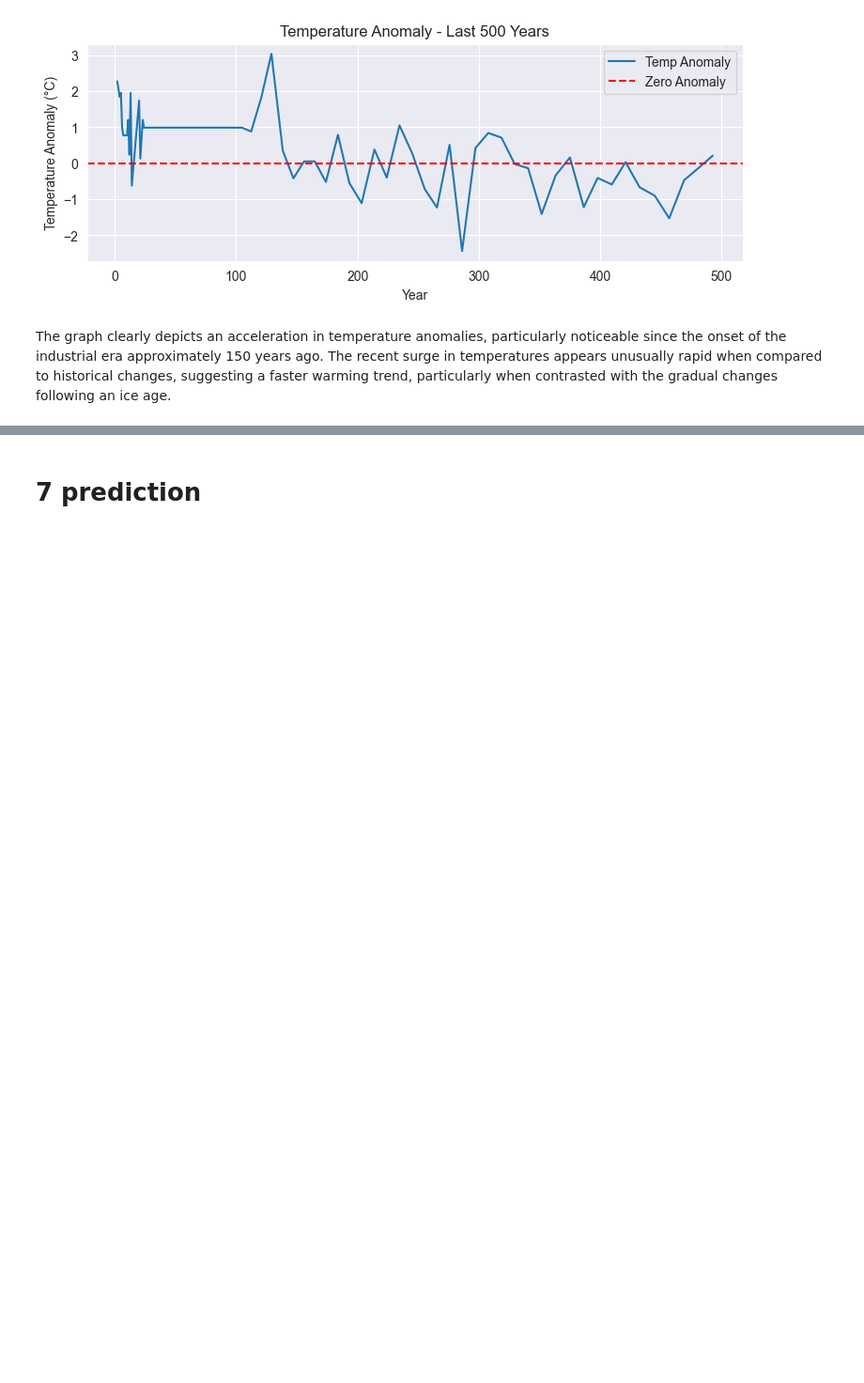
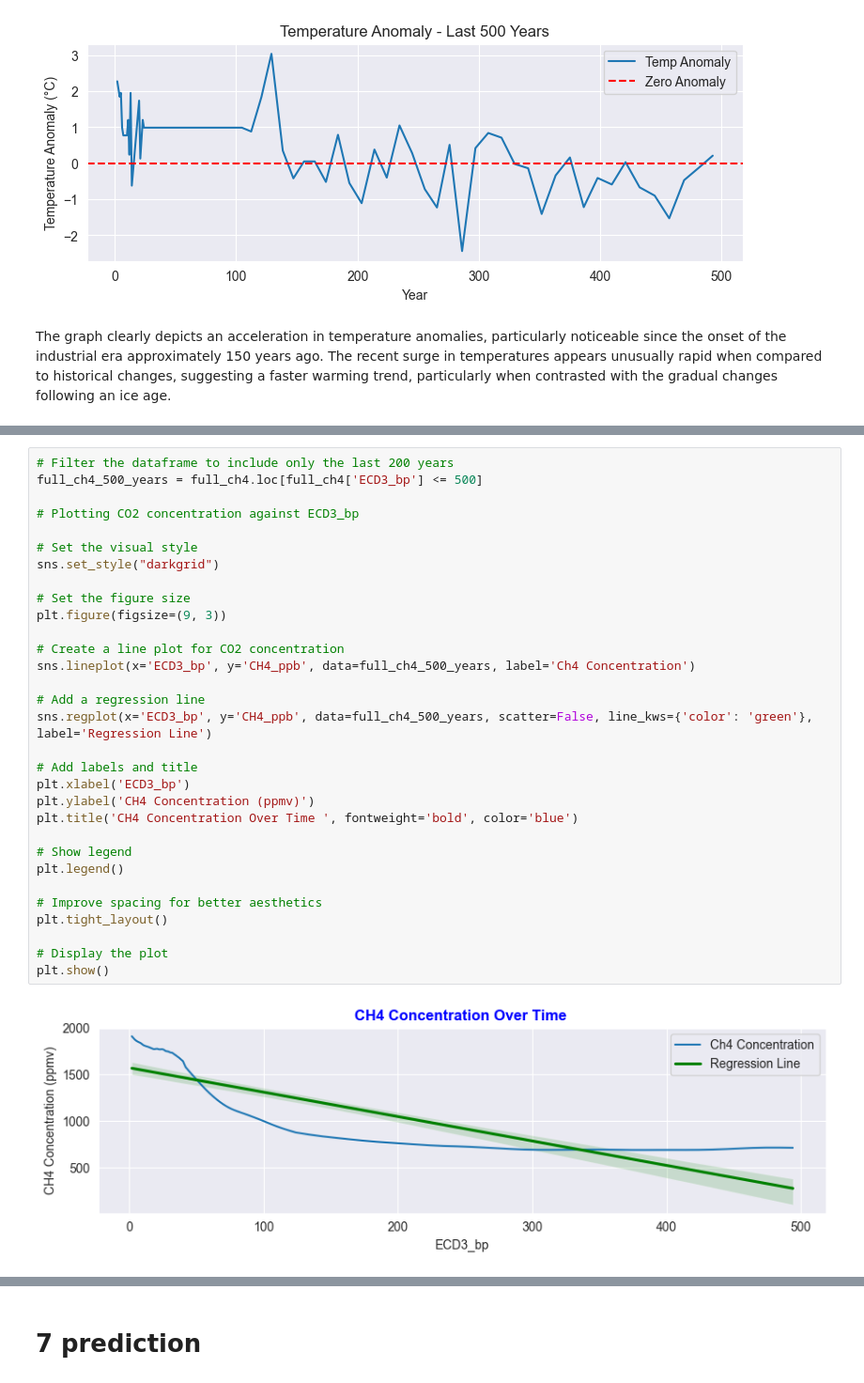
Before and after one commit to Cecilia8989/PfDA_Project2, a Jupyter notebook: pfda_project2.ipynb, the cells around one changed output, grey strips where cells are left out. Shown at 94% size. Cells and saved outputs as stored; diff of their text form; blank space fills up the shorter version.

```diff
--- a/pfda_project2.ipynb
+++ b/pfda_project2.ipynb
@@ -1525,0 +1583,33 @@ The graph clearly depicts an acceleration in temperature anomalies, particularly
+# %%
+# Filter the dataframe to include only the last 200 years
+full_ch4_500_years = full_ch4.loc[full_ch4['ECD3_bp'] <= 500]
+
+# Plotting CO2 concentration against ECD3_bp
+
+# Set the visual style
+sns.set_style("darkgrid")
+
+# Set the figure size
+plt.figure(figsize=(9, 3))
+
+# Create a line plot for CO2 concentration
+sns.lineplot(x='ECD3_bp', y='CH4_ppb', data=full_ch4_500_years, label='Ch4 Concentration')
+
+# Add a regression line
+sns.regplot(x='ECD3_bp', y='CH4_ppb', data=full_ch4_500_years, scatter=False, line_kws={'color': 'green'}, label='Regression Line')
+
+# Add labels and title
+plt.xlabel('ECD3_bp')
+plt.ylabel('CH4 Concentration (ppmv)')
+plt.title('CH4 Concentration Over Time ', fontweight='bold', color='blue')
+
+# Show legend
+plt.legend()
+
+# Improve spacing for better aesthetics
+plt.tight_layout()
+
+# Display the plot
+plt.show()
+# %% [output]
+[figure, added]
```
Also changed, not shown: parts of 38 cells of this notebook.
